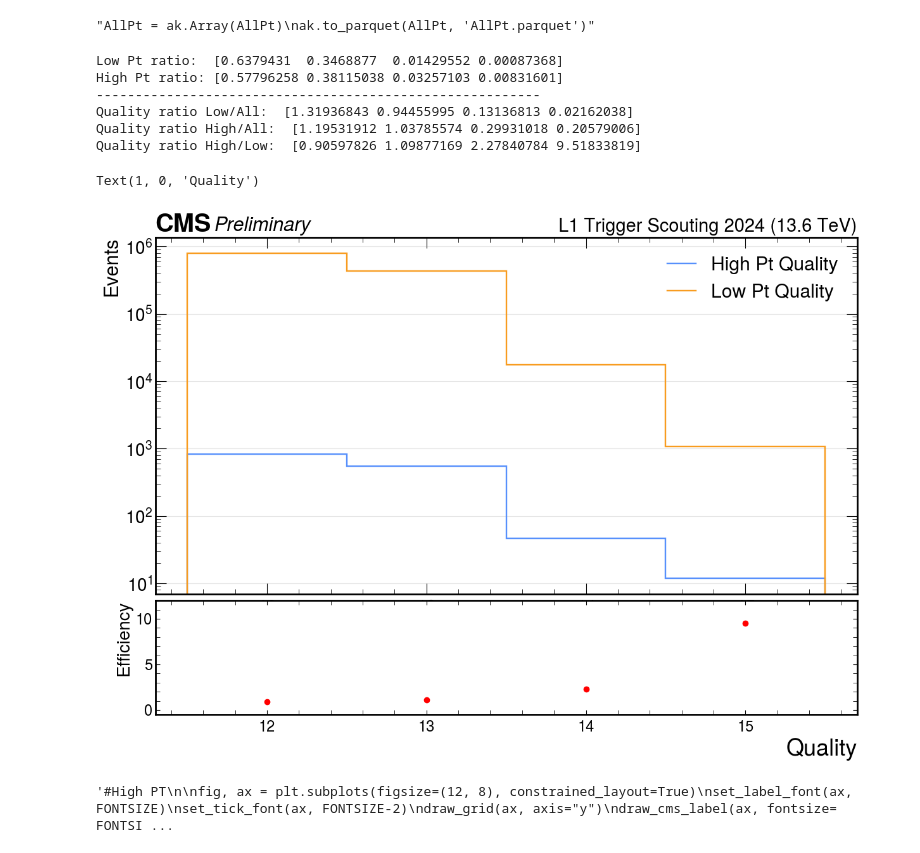
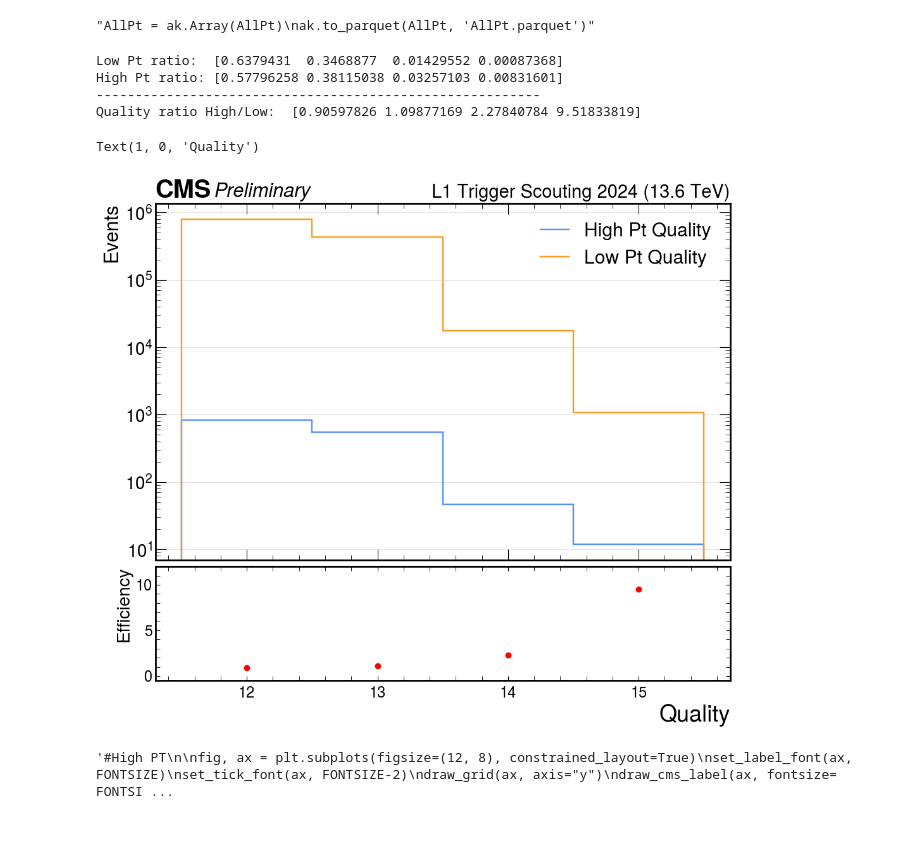
Before and after one commit to francescoreschio/Tesi-Triennale, a Jupyter notebook: Codice/DeltaRDef.ipynb, the cells around one changed output. Cells and saved outputs as stored; diff of their text form; code cells hidden in the pictures.

```diff
--- a/Codice/DeltaRDef.ipynb
+++ b/Codice/DeltaRDef.ipynb
@@ -666,15 +662,13 @@ QualRatio = HighPtRatio_Qual / LowPtRatio_Qual
 print("Low Pt ratio: ", LowPtRatio_Qual)
 print("High Pt ratio:", HighPtRatio_Qual)
 print("---------------------------------------------------------")
-print("Quality ratio Low/All: ", QualRatioLow)
-print("Quality ratio High/All: ", QualRatioHigh)
+#print("Quality ratio Low/All: ", QualRatioLow)
+#print("Quality ratio High/All: ", QualRatioHigh)
 print("Quality ratio High/Low: ", QualRatio)
 # %% [output]
 Low Pt ratio:  [0.6379431  0.3468877  0.01429552 0.00087368]
 High Pt ratio: [0.57796258 0.38115038 0.03257103 0.00831601]
 ---------------------------------------------------------
-Quality ratio Low/All:  [1.31936843 0.94455995 0.13136813 0.02162038]
-Quality ratio High/All:  [1.19531912 1.03785574 0.29931018 0.20579006]
 Quality ratio High/Low:  [0.90597826 1.09877169 2.27840784 9.51833819]
 # %%
 #High PT
@@ -682,40 +676,40 @@ Quality ratio High/Low:  [0.90597826 1.09877169 2.27840784 9.51833819]
 from hist import intervals
 #Error = hist.intervals.ratio_uncertainty(EtaPtLeft_Hist.values(), np.sum(EtaPtLeft_Hist.values()), uncertainty_type = 'efficiency')
 
-fig, ax = plt.subplots(figsize=(12, 8), constrained_layout=True)
+fig, ax = plt.subplots(figsize=FIGSIZE, constrained_layout=True)
 set_label_font(ax, FONTSIZE)
 set_tick_font(ax, FONTSIZE-2)
 draw_grid(ax, axis="y")
 draw_cms_label(ax, fontsize= FONTSIZE, rlabel="L1 Trigger Scouting 2024 (13.6 TeV)")
 
 #ax.hist(PtBMTF_Hist.values(), bins=bins, label="BMTF")
 #ax.hist(AllPtBMTF_Hist.values(), bins=bins, label="All BMTF")
 
 hep.histplot(HighPtQual_Hist, label = "High Pt Quality", ax=ax, yerr = False, lw = 1.75)
 hep.histplot(LowPtQual_Hist, label="Low Pt Quality", ax=ax, yerr = False, lw = 1.75)
 #hep.histplot(AllPtQual_Hist, label = "All Pt Quality", ax=ax, yerr = False)
 
 
 ax.set_xlabel("Quality")
 ax.set_ylabel("Events")
 ax.legend(loc='upper right')
 
 ax.set_yscale('log')
 
 ax.set_xticks(ticks=np.arange(12.5, 16.5), labels=np.arange(12, 16, 1))
 
 
 divider = make_axes_locatable(ax)
 ax2 = divider.append_axes("bottom", 1.8, pad=0.1, sharex=ax)
 ax2.tick_params(axis='both', which='both', length=5, labelsize = FONTSIZE - 5)
 #ax2.errorbar([12.5, 13.5, 14.5, 15.5], QualRatio, yerr = Error, fmt = 'o', c = 'red',)
 ax2.scatter([12.5, 13.5, 14.5, 15.5], QualRatio, c = 'red',)
 ax2.set_ylim(-0.5, 12)
 ax2.set_ylabel("Efficiency", fontsize = FONTSIZE - 2)
 ax2.set_xlabel('Quality')
 # %% [output]
 Text(1, 0, 'Quality')
-[figure, old version]
+[figure, new version]
 # %%
 '''#High PT
 
```
Also changed, not shown: parts of 6 cells of this notebook, 6 other files.
